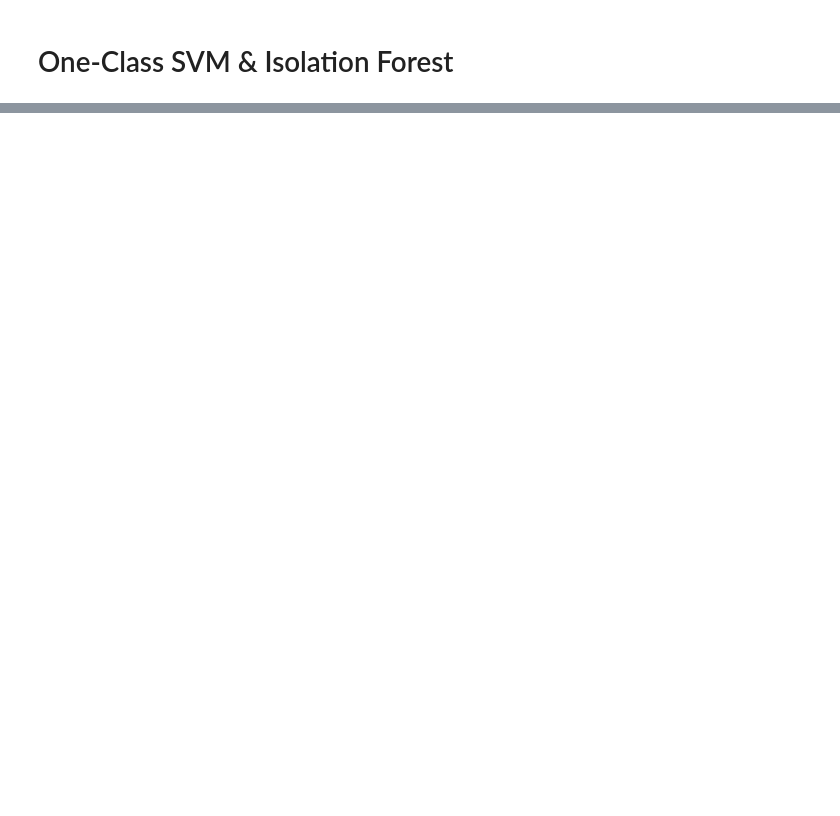
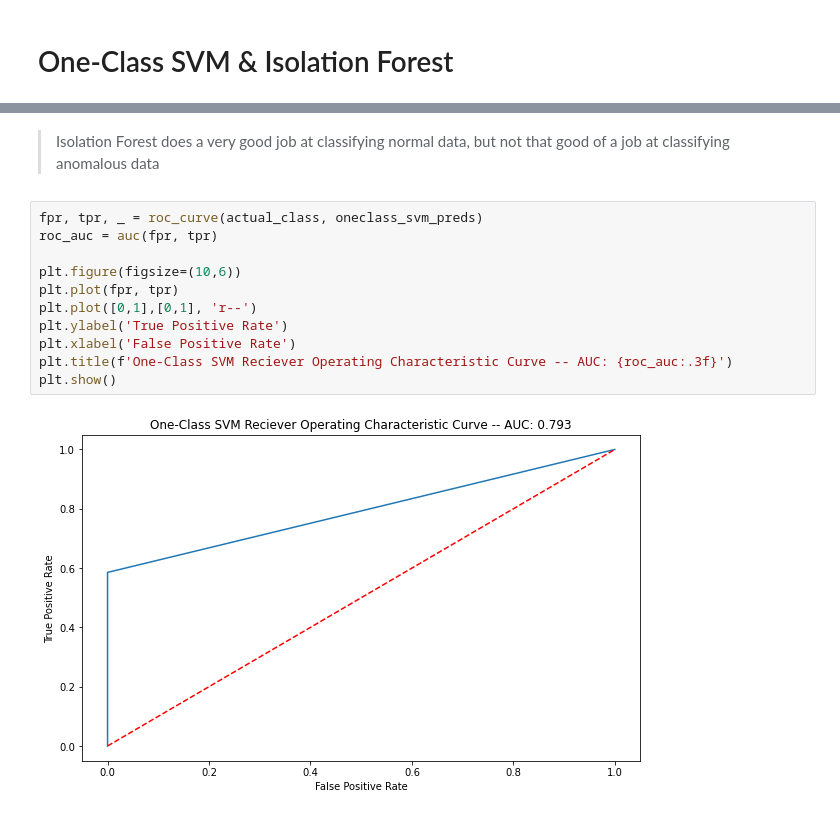
Before and after one commit to nsuttora/Anomaly-Detection-Numerical-LinAlg-for-Big-Data, a Jupyter notebook: oneclass-svm_&_isoforest.ipynb, the cells around one changed output, grey strips where cells are left out. Drawn from its saved outputs; the diff is of its cells as text; blank space fills up the shorter version.

```diff
--- a/oneclass-svm_&_isoforest.ipynb
+++ b/oneclass-svm_&_isoforest.ipynb
@@ -99,0 +204,15 @@ iso_forest.fit(train_dataset)
+# %% [markdown]
+> Isolation Forest does a very good job at classifying normal data, but not that good of a job at classifying anomalous data
+# %%
+fpr, tpr, _ = roc_curve(actual_class, oneclass_svm_preds)
+roc_auc = auc(fpr, tpr)
+
+plt.figure(figsize=(10,6))
+plt.plot(fpr, tpr)
+plt.plot([0,1],[0,1], 'r--')
+plt.ylabel('True Positive Rate')
+plt.xlabel('False Positive Rate')
+plt.title(f'One-Class SVM Reciever Operating Characteristic Curve -- AUC: {roc_auc:.3f}')
+plt.show()
+# %% [output]
+[figure, added]
```
Also changed, not shown: parts of 15 cells of this notebook.
